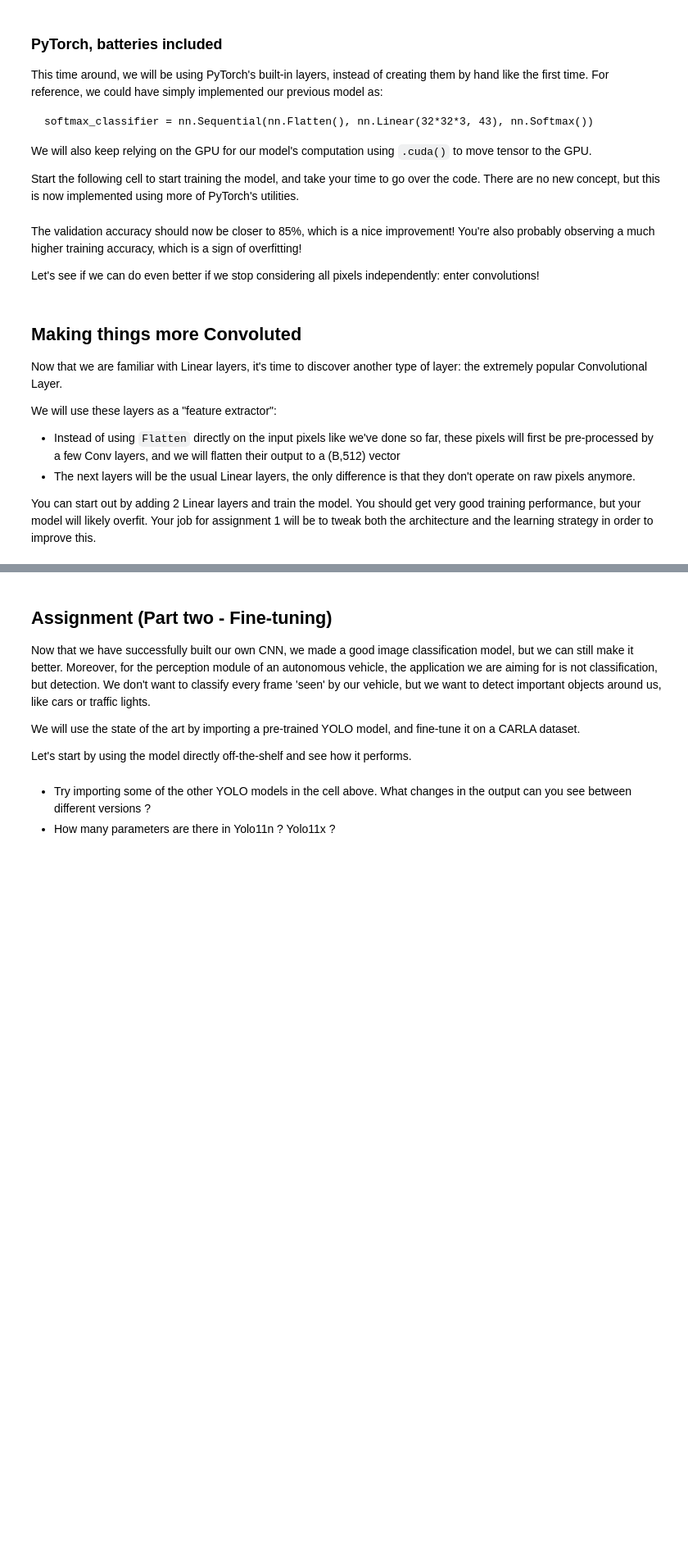
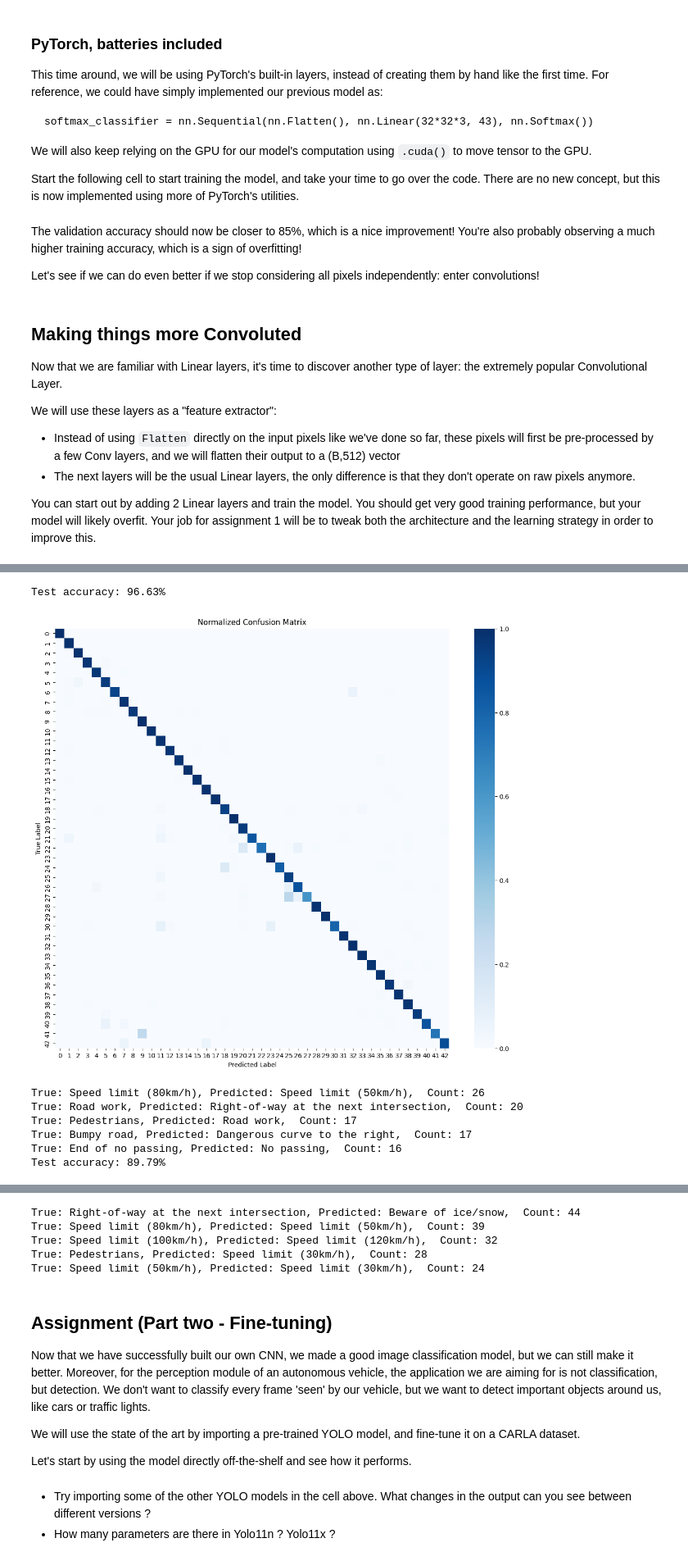
Before and after one commit to umutucak/connected-vehicles, a Jupyter notebook: Notebooks/Perception.ipynb, the cells around one changed output, grey strips where cells are left out. Shown at 82% size. Drawn from its saved outputs; the diff is of its cells as text; code cells hidden in the pictures; blank space fills up the shorter version.

```diff
--- a/Notebooks/Perception.ipynb
+++ b/Notebooks/Perception.ipynb
@@ -534,7 +509,7 @@ You can start out by adding 2 Linear layers and train the model. You should get
 # For this assignment, use it as-is
 # If you know Convolutional layers already, feel free to tweak it as much as you want
 # but it's not necessary to complete the assignment!
-feature_extractor = nn.Sequential(
+feature_extractor_OLD = nn.Sequential(
     nn.Conv2d(3, 24, kernel_size=(6,6)), nn.ReLU(),
     nn.Conv2d(24, 36, kernel_size=(6,6)), nn.ReLU(),
     nn.Conv2d(36, 48, kernel_size=(4,4), stride=2), nn.ReLU(),
@@ -542,8 +517,8 @@ feature_extractor = nn.Sequential(
     nn.Conv2d(64, 128, kernel_size=(2,2), stride=2), nn.ReLU(),
 )
 
-conv_classifier = nn.Sequential(
-    feature_extractor, # Extracts useful features
+conv_classifier_OLD = nn.Sequential(
+    feature_extractor_OLD, # Extracts useful features
     nn.Flatten(), # Flatten all features into a single vector of dim (B,512)
     nn.Linear(512, 256),
     nn.ReLU(),
@@ -552,7 +527,7 @@ conv_classifier = nn.Sequential(
 ).cuda() # Send model to GPU memory
 
 # Start training
-train_model(conv_classifier, training_loader, validation_loader, num_epochs=100, learning_rate=3e-2)
+train_model(conv_classifier_OLD, training_loader, validation_loader, num_epochs=100, learning_rate=3e-2)
 # %% [markdown]
 ## Assignment (Part One - Classification)
 
@@ -579,0 +713,53 @@ At the end of this module, send this model's weight alongside the rest of the pr
+# %%
+from sklearn.metrics import confusion_matrix
+
+def test_model(model):
+    model.eval()
+    test_correct, test_total = 0, 0
+
+    testing_dataset = TrafficSignsDataset("../traffic_signs/test.p")
+    testing_loader = torch.utils.data.DataLoader(testing_dataset, batch_size=batch_size, shuffle=True, drop_last=True)
+    all_preds = []
+    all_labels = []
+
+    with torch.no_grad():
+        for images, labels in testing_loader:
+            images, labels = images.cuda(), labels.cuda()
+            preds = model(images)
+            _, pred_classes = preds.max(1)
+            test_total += labels.size(0)
+            test_correct += (pred_classes == labels).sum().item()
+            all_preds.extend(torch.argmax(preds, dim=1).cpu().numpy())
+            all_labels.extend(labels.cpu().numpy())
+    print(f"Test accuracy: {100 * test_correct / test_total:.2f}%")
+
+    cm = confusion_matrix(all_labels, all_preds)
+
+    cm_normalized = cm.astype(np.float32) / cm.sum(axis=1, keepdims=True)
+
+    plt.figure(figsize=(14, 12))
+    sns.heatmap(cm_normalized, cmap="Blues", annot=False, fmt=".2f")
+    plt.title("Normalized Confusion Matrix")
+    plt.xlabel("Predicted Label")
+    plt.ylabel("True Label")
+    plt.show()
+
+    cm_no_diag = cm.copy().astype(np.float32)
+    np.fill_diagonal(cm_no_diag, 0)
+
+    num_pairs = 5
+    confused_pairs = np.dstack(np.unravel_index(np.argsort(cm_no_diag.ravel())[::-1], cm_no_diag.shape))[0][:num_pairs]
+
+    for true_cls, pred_cls in confused_pairs:
+        print(f"True: {sign_names[true_cls]}, Predicted: {sign_names[pred_cls]},  Count: {int(cm[true_cls, pred_cls])}")
+test_model(conv_classifier)
+test_model(conv_classifier_OLD)
+# %% [output]
+Test accuracy: 96.63%
+[figure, added]
+True: Speed limit (80km/h), Predicted: Speed limit (50km/h),  Count: 26
+True: Road work, Predicted: Right-of-way at the next intersection,  Count: 20
+True: Pedestrians, Predicted: Road work,  Count: 17
+True: Bumpy road, Predicted: Dangerous curve to the right,  Count: 17
+True: End of no passing, Predicted: No passing,  Count: 16
+Test accuracy: 89.79%
@@ -580,3 +767,8 @@ At the end of this module, send this model's weight alongside the rest of the pr
+True: Right-of-way at the next intersection, Predicted: Beware of ice/snow,  Count: 44
+True: Speed limit (80km/h), Predicted: Speed limit (50km/h),  Count: 39
+True: Speed limit (100km/h), Predicted: Speed limit (120km/h),  Count: 32
+True: Pedestrians, Predicted: Speed limit (30km/h),  Count: 28
+True: Speed limit (50km/h), Predicted: Speed limit (30km/h),  Count: 24
 # %% [markdown]
 ## Assignment (Part two - Fine-tuning)
 
```
Also changed, not shown: parts of 16 cells of this notebook, 1 other file.
